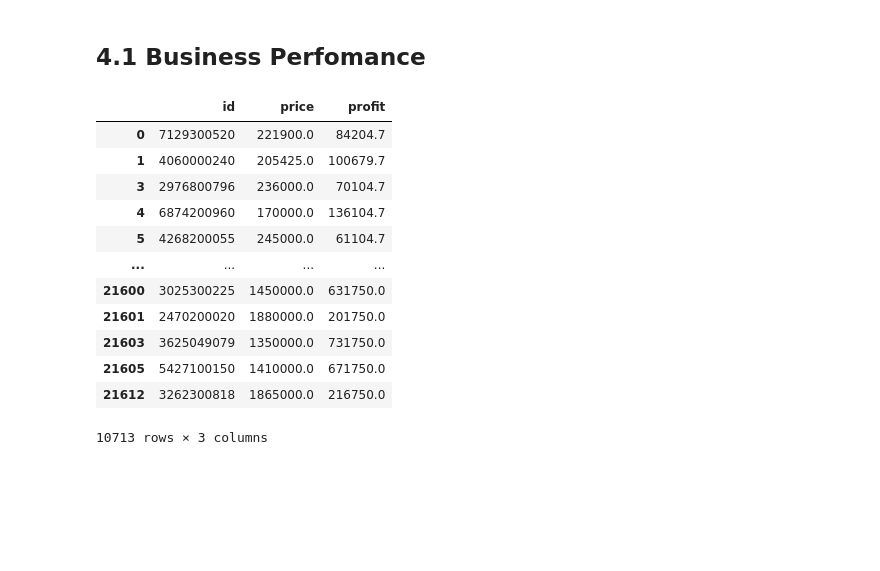
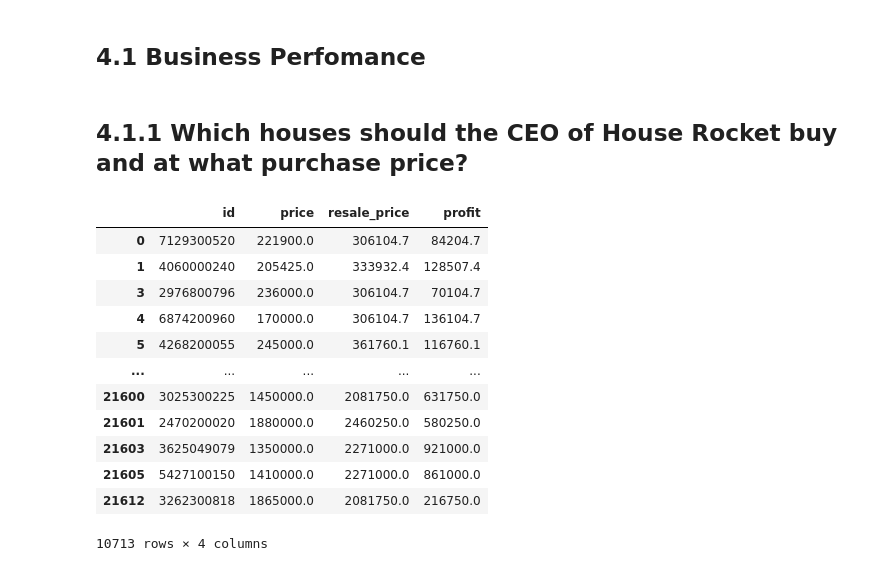
Before and after one commit to marcusbraggion/analise_exploratoria, a Jupyter notebook: house_rocket.ipynb, the cells around one changed output. Saved outputs shown, nothing was run; the diff lists cells and outputs as text; code cells hidden in the pictures; blank space fills up the shorter version.

```diff
--- a/house_rocket.ipynb
+++ b/house_rocket.ipynb
@@ -320,2 +334,0 @@ for i in range ( len ( df2 ) ):
-# %%
-df2 = pd.read_csv('houserocket_featended.csv')
@@ -586,19 +590,21 @@ NameError: name 'tabulate' is not defined
 df4 = df3.copy()
 # %% [markdown]
 ## 4.1 Business Perfomance
+# %% [markdown]
+## 4.1.1 Which houses should the CEO of House Rocket buy and at what purchase price?
 # %%
-df4[df4['status'] == 'buy'][['id', 'price', 'profit']]
+df4[df4['status'] == 'buy'][['id', 'price', 'resale_price', 'profit']]
 # %% [output]
-|  | id | price | profit |
-| 0 | 7129300520 | 221900.0 | 84204.7 |
-| 1 | 4060000240 | 205425.0 | 100679.7 |
-| 3 | 2976800796 | 236000.0 | 70104.7 |
-| 4 | 6874200960 | 170000.0 | 136104.7 |
-| 5 | 4268200055 | 245000.0 | 61104.7 |
-| ... | ... | ... | ... |
-| 21600 | 3025300225 | 1450000.0 | 631750.0 |
-| 21601 | 2470200020 | 1880000.0 | 201750.0 |
-| 21603 | 3625049079 | 1350000.0 | 731750.0 |
-| 21605 | 5427100150 | 1410000.0 | 671750.0 |
-| 21612 | 3262300818 | 1865000.0 | 216750.0 |
+|  | id | price | resale_price | profit |
+| 0 | 7129300520 | 221900.0 | 306104.7 | 84204.7 |
+| 1 | 4060000240 | 205425.0 | 333932.4 | 128507.4 |
+| 3 | 2976800796 | 236000.0 | 306104.7 | 70104.7 |
+| 4 | 6874200960 | 170000.0 | 306104.7 | 136104.7 |
+| 5 | 4268200055 | 245000.0 | 361760.1 | 116760.1 |
+| ... | ... | ... | ... | ... |
+| 21600 | 3025300225 | 1450000.0 | 2081750.0 | 631750.0 |
+| 21601 | 2470200020 | 1880000.0 | 2460250.0 | 580250.0 |
+| 21603 | 3625049079 | 1350000.0 | 2271000.0 | 921000.0 |
+| 21605 | 5427100150 | 1410000.0 | 2271000.0 | 861000.0 |
+| 21612 | 3262300818 | 1865000.0 | 2081750.0 | 216750.0 |
-10713 rows × 3 columns
+10713 rows × 4 columns
```
Also changed, not shown: parts of 12 cells of this notebook.
